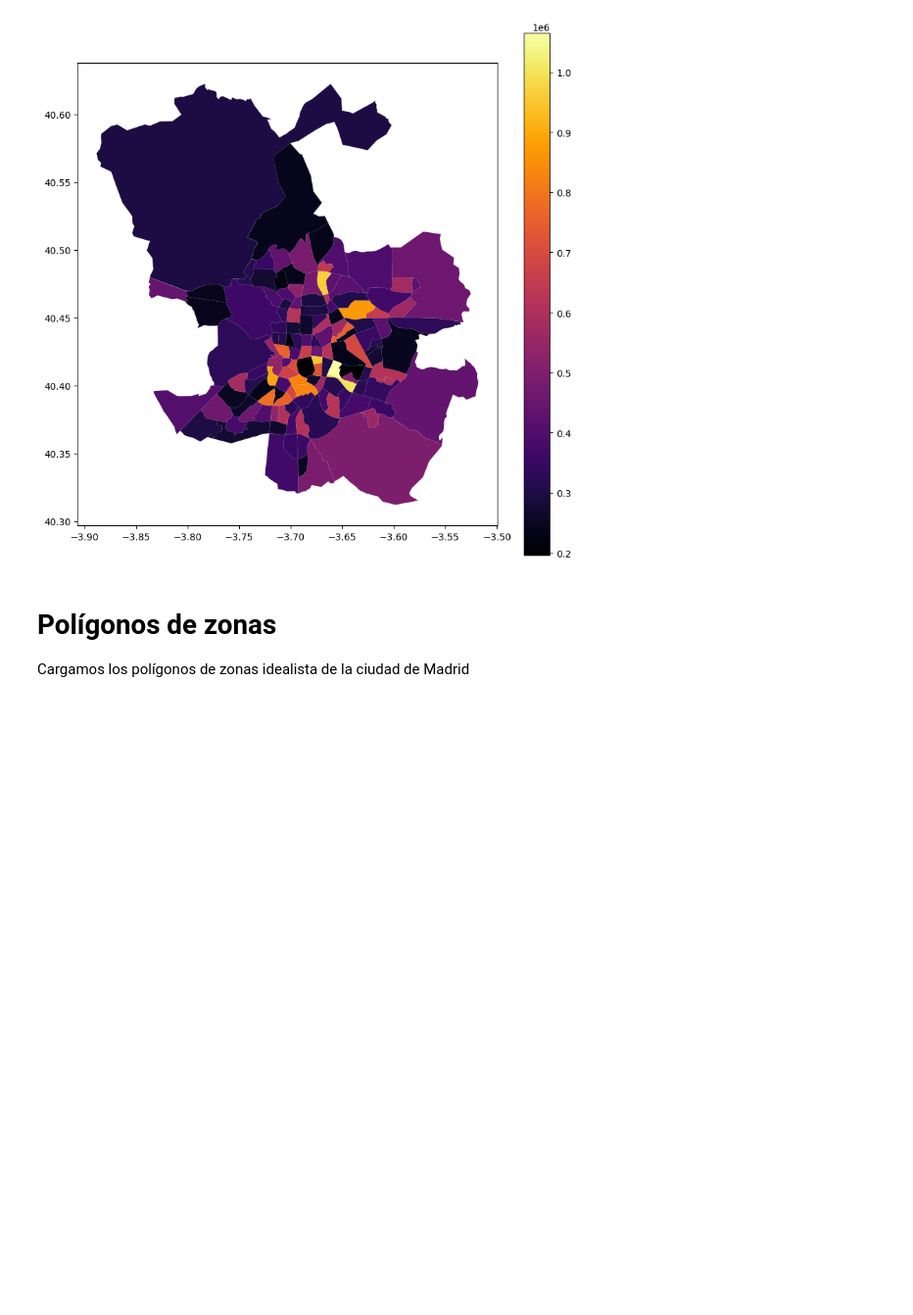
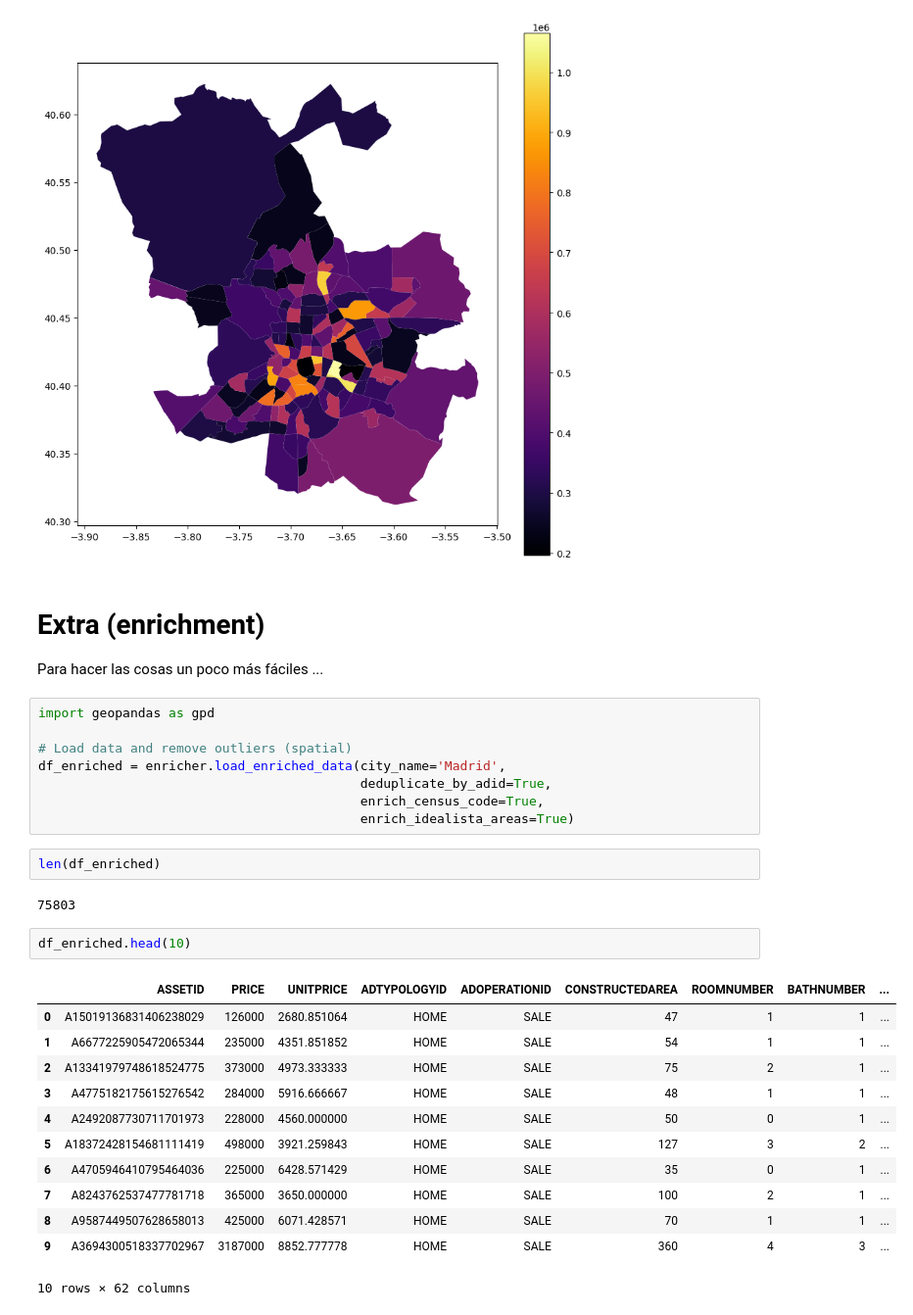
Before and after one commit to davidreyblanco/ml-idealista-18, a Jupyter notebook: notebooks/example-idealista18.madrid.ipynb, the cells around one changed output. Shown at 98% size. Saved outputs shown, nothing was run; the diff lists cells and outputs as text; blank space fills up the shorter version.

```diff
--- a/notebooks/example-idealista18.madrid.ipynb
+++ b/notebooks/example-idealista18.madrid.ipynb
@@ -388,7 +391,35 @@ gdf_mean_price.plot(column="mean_price", cmap="inferno", legend=True, figsize=(1
 # %% [output]
 <Axes: >
 [figure]
-# %% [markdown]
-# Polígonos de zonas
-
-Cargamos los polígonos de zonas idealista de la ciudad de Madrid
+# %% [markdown]
+# Extra (enrichment)
+
+Para hacer las cosas un poco más fáciles
+...
+# %%
+import geopandas as gpd
+
+# Load data and remove outliers (spatial)
+df_enriched = enricher.load_enriched_data(city_name='Madrid',
+                                          deduplicate_by_adid=True,
+                                          enrich_census_code=True,
+                                          enrich_idealista_areas=True)
+# %%
+len(df_enriched)
+# %% [output]
+75803
+# %%
+df_enriched.head(10)
+# %% [output]
+|  | ASSETID | PRICE | UNITPRICE | ADTYPOLOGYID | ADOPERATIONID | CONSTRUCTEDAREA | ROOMNUMBER | BATHNUMBER | ... |
+| 0 | A15019136831406238029 | 126000 | 2680.851064 | HOME | SALE | 47 | 1 | 1 | ... |
+| 1 | A6677225905472065344 | 235000 | 4351.851852 | HOME | SALE | 54 | 1 | 1 | ... |
+| 2 | A13341979748618524775 | 373000 | 4973.333333 | HOME | SALE | 75 | 2 | 1 | ... |
+| 3 | A4775182175615276542 | 284000 | 5916.666667 | HOME | SALE | 48 | 1 | 1 | ... |
+| 4 | A2492087730711701973 | 228000 | 4560.000000 | HOME | SALE | 50 | 0 | 1 | ... |
+| 5 | A18372428154681111419 | 498000 | 3921.259843 | HOME | SALE | 127 | 3 | 2 | ... |
+| 6 | A4705946410795464036 | 225000 | 6428.571429 | HOME | SALE | 35 | 0 | 1 | ... |
+| 7 | A8243762537477781718 | 365000 | 3650.000000 | HOME | SALE | 100 | 2 | 1 | ... |
+| 8 | A9587449507628658013 | 425000 | 6071.428571 | HOME | SALE | 70 | 1 | 1 | ... |
+| 9 | A3694300518337702967 | 3187000 | 8852.777778 | HOME | SALE | 360 | 4 | 3 | ... |
+10 rows × 62 columns
```
Also changed, not shown: parts of 3 cells of this notebook, 5 other files.
